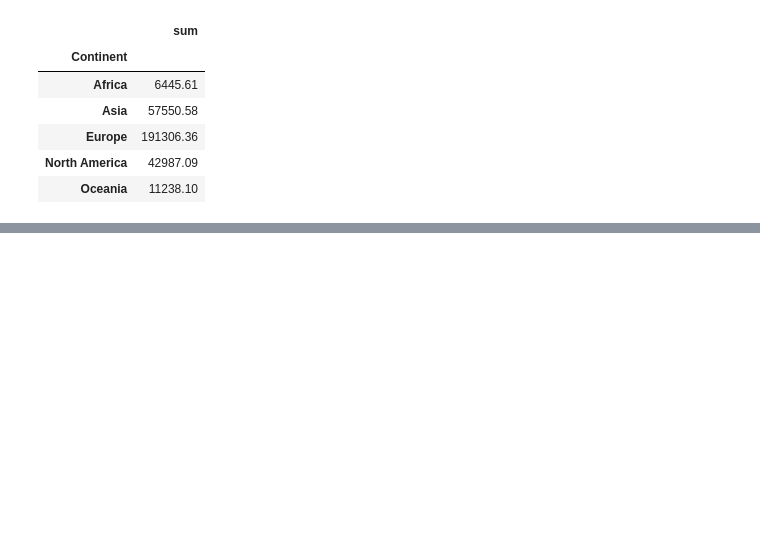
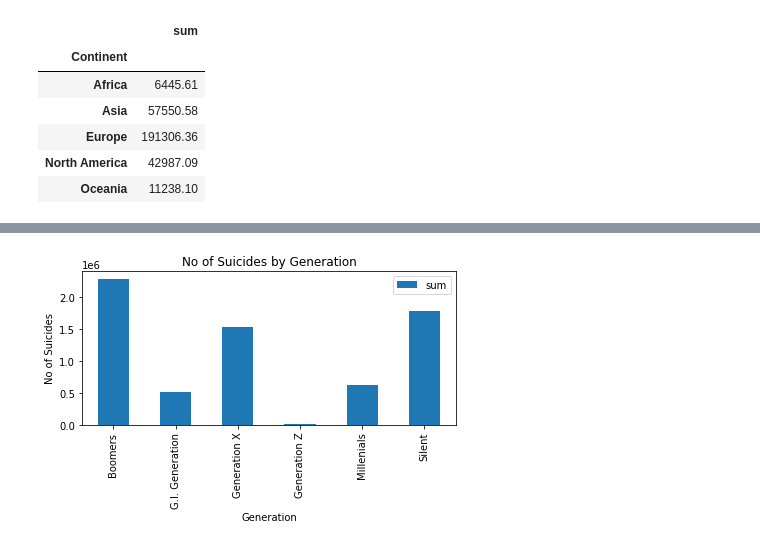
Before and after one commit to mguner-data/Global_Suicide_Data_Analysis, a Jupyter notebook: shanker_project_1.ipynb, the cells around one changed output, grey strips where cells are left out. Cells and saved outputs as stored; diff of their text form; code cells hidden in the pictures; blank space fills up the shorter version.

```diff
--- a/shanker_project_1.ipynb
+++ b/shanker_project_1.ipynb
@@ -123,0 +181,16 @@ fig.figure.show()
+# %%
+
+fig_suicide_generation = suicide_by_generation.plot.bar()
+
+plt.title("No of Suicides by Generation")
+plt.xlabel('Generation')
+plt.ylabel('No of Suicides')
+# plt.legend(label_list, loc='right', bbox_to_anchor=(1.2, 0.5));
+
+plt.tight_layout()
+
+plt.savefig("Images/Suicide_no_by_generation.png")
+
+fig.figure.show()
+# %% [output]
+[figure, added]
```
Also changed, not shown: parts of 11 cells of this notebook.
